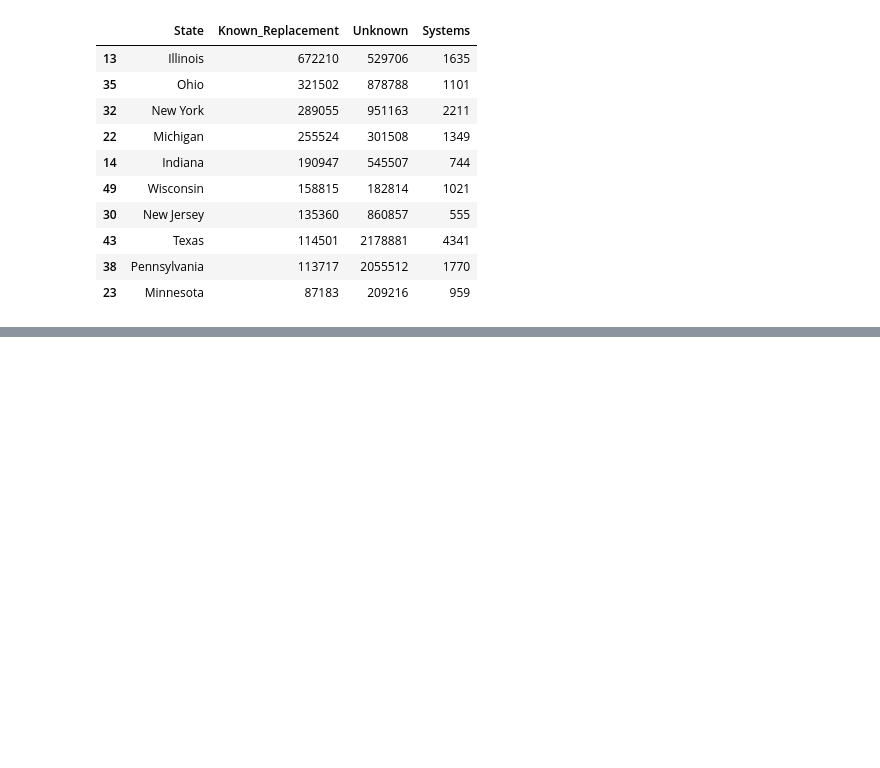
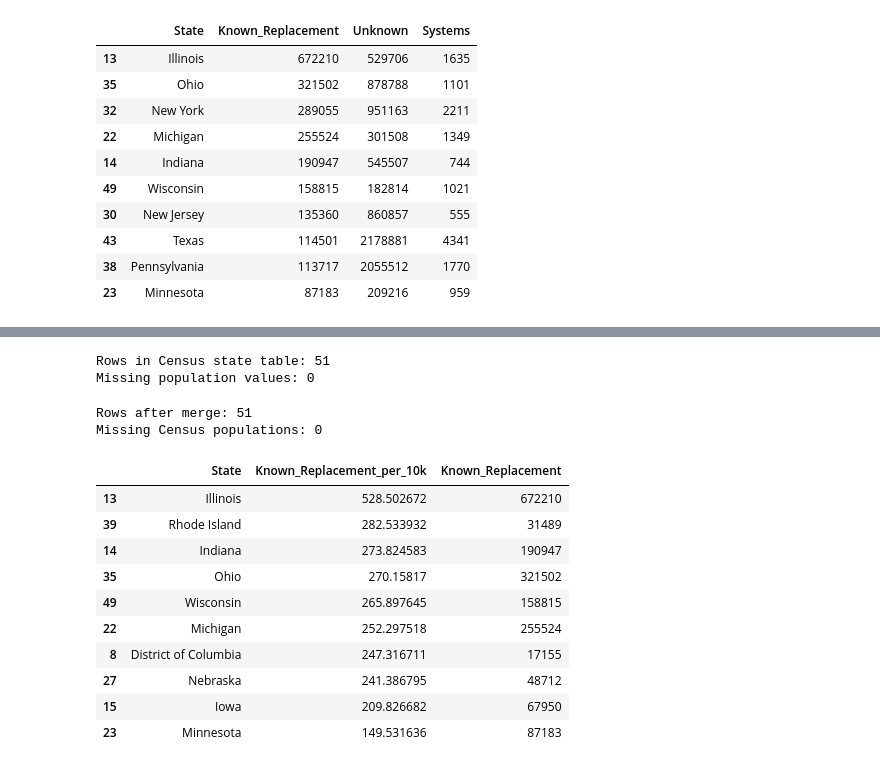
Before and after one commit to drat-git/xylem-lead-service-line-analysis, a Jupyter notebook: Lead_Service_Line_Analysis.ipynb, the cells around one changed output, grey strips where cells are left out. Saved outputs shown, nothing was run; the diff lists cells and outputs as text; code cells hidden in the pictures; blank space fills up the shorter version.

```diff
--- a/Lead_Service_Line_Analysis.ipynb
+++ b/Lead_Service_Line_Analysis.ipynb
@@ -382,0 +510,49 @@ state_summary.sort_values(
+# %%
+print(f"Rows in Census state table: {len(census)}")
+print(f"Missing population values: {census['Population_2025'].isna().sum()}")
+# %% [output]
+Rows in Census state table: 51
+Missing population values: 0
+# %%
+state_summary = state_summary.merge(
+    census,
+    on="State",
+    how="left"
+)
+
+print(f"Rows after merge: {len(state_summary)}")
+print(f"Missing Census populations: {state_summary['Population_2025'].isna().sum()}")
+# %% [output]
+Rows after merge: 51
+Missing Census populations: 0
+# %%
+state_summary["Known_Replacement_per_10k"] = (
+    state_summary["Known_Replacement"]
+    / state_summary["Population_2025"]
+    * 10000
+)
+
+state_summary["Unknown_per_10k"] = (
+    state_summary["Unknown"]
+    / state_summary["Population_2025"]
+    * 10000
+)
+# %%
+state_summary.sort_values(
+    "Known_Replacement_per_10k",
+    ascending=False
+)[
+    ["State", "Known_Replacement_per_10k", "Known_Replacement"]
+].head(10)
+# %% [output]
+|  | State | Known_Replacement_per_10k | Known_Replacement |
+| 13 | Illinois | 528.502672 | 672210 |
+| 39 | Rhode Island | 282.533932 | 31489 |
+| 14 | Indiana | 273.824583 | 190947 |
+| 35 | Ohio | 270.15817 | 321502 |
+| 49 | Wisconsin | 265.897645 | 158815 |
+| 22 | Michigan | 252.297518 | 255524 |
+| 8 | District of Columbia | 247.316711 | 17155 |
+| 27 | Nebraska | 241.386795 | 48712 |
+| 15 | Iowa | 209.826682 | 67950 |
+| 23 | Minnesota | 149.531636 | 87183 |
```
Also changed, not shown: parts of 16 cells of this notebook, 1 other file.
